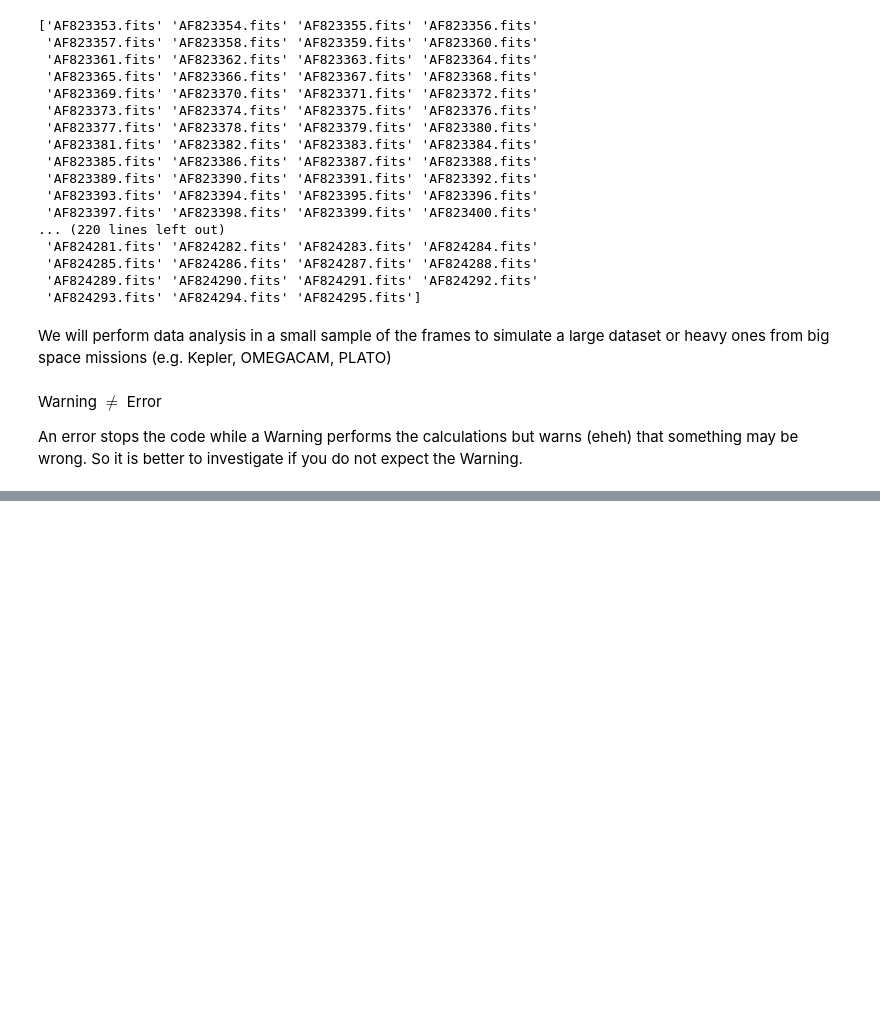
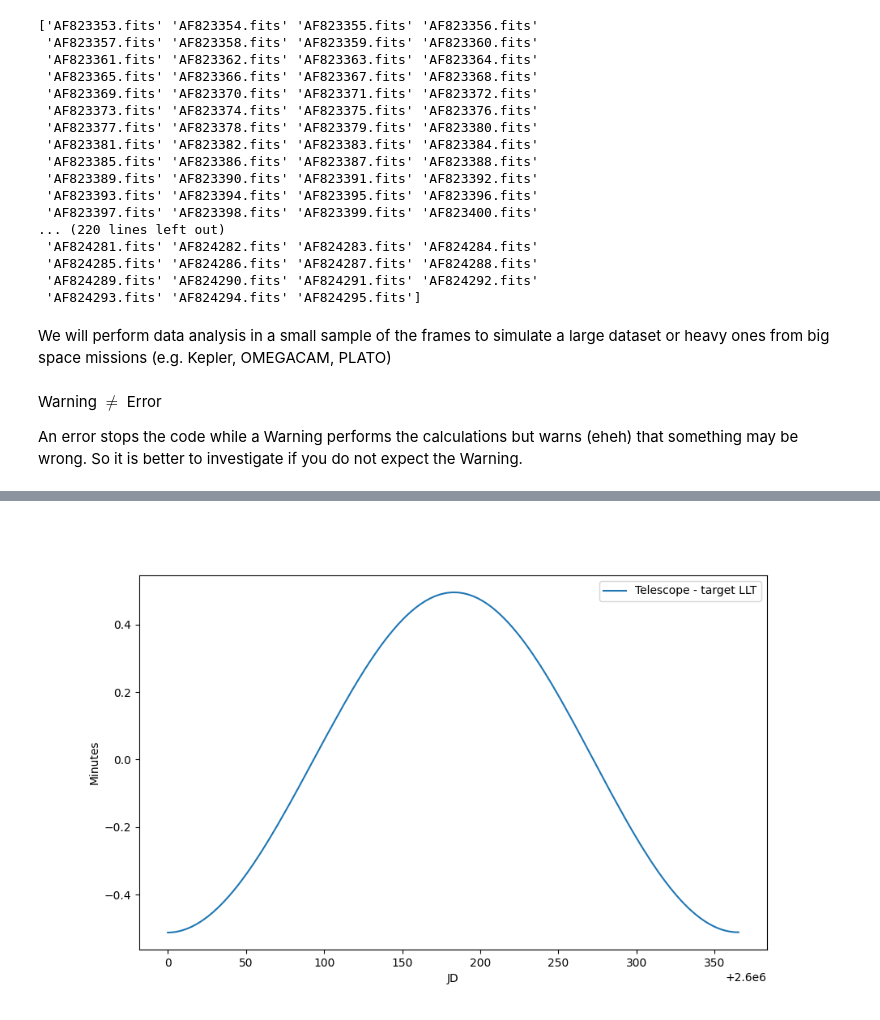
Before and after one commit to AstroMichele/AstroLab2-2024, a Jupyter notebook: science.ipynb, the cells around one changed output, grey strips where cells are left out. Cells and saved outputs as stored; diff of their text form; code cells hidden in the pictures; blank space fills up the shorter version.

```diff
--- a/science.ipynb
+++ b/science.ipynb
@@ -53,0 +143,9 @@ An error stops the code while a Warning performs the calculations but warns (ehe
+# %%
+plt.figure(figsize=(10, 6))
+plt.plot(jd_plot, ltt_telescope_plot.to_value(u.s) - ltt_target_plot.to_value(u.s), label='Telescope - target LLT')
+plt.legend(loc='best')
+plt.xlabel('JD')
+plt.ylabel('Minutes')
+plt.show()
+# %% [output]
+[figure, added]
```
Also changed, not shown: parts of 15 cells of this notebook.
